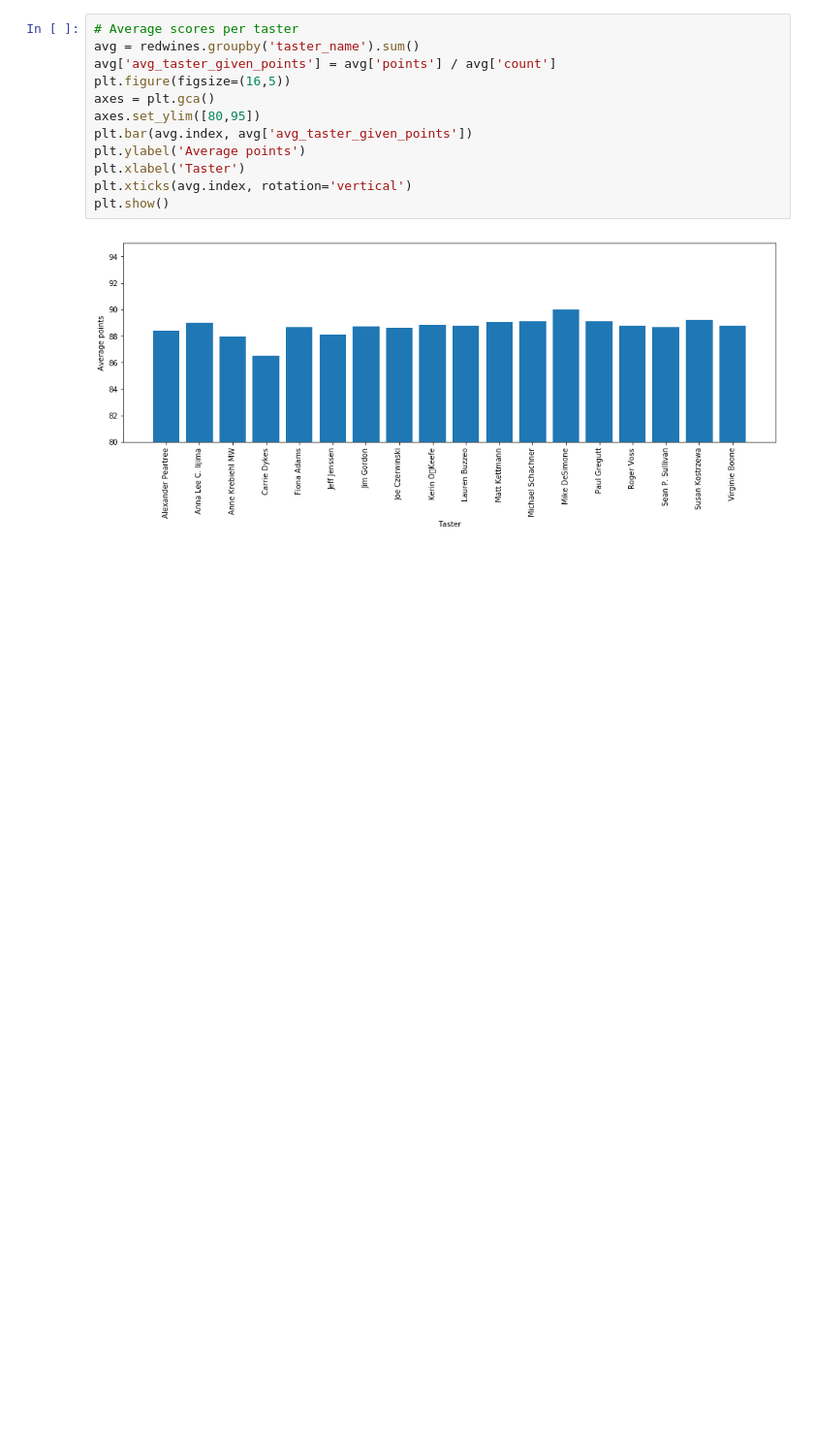
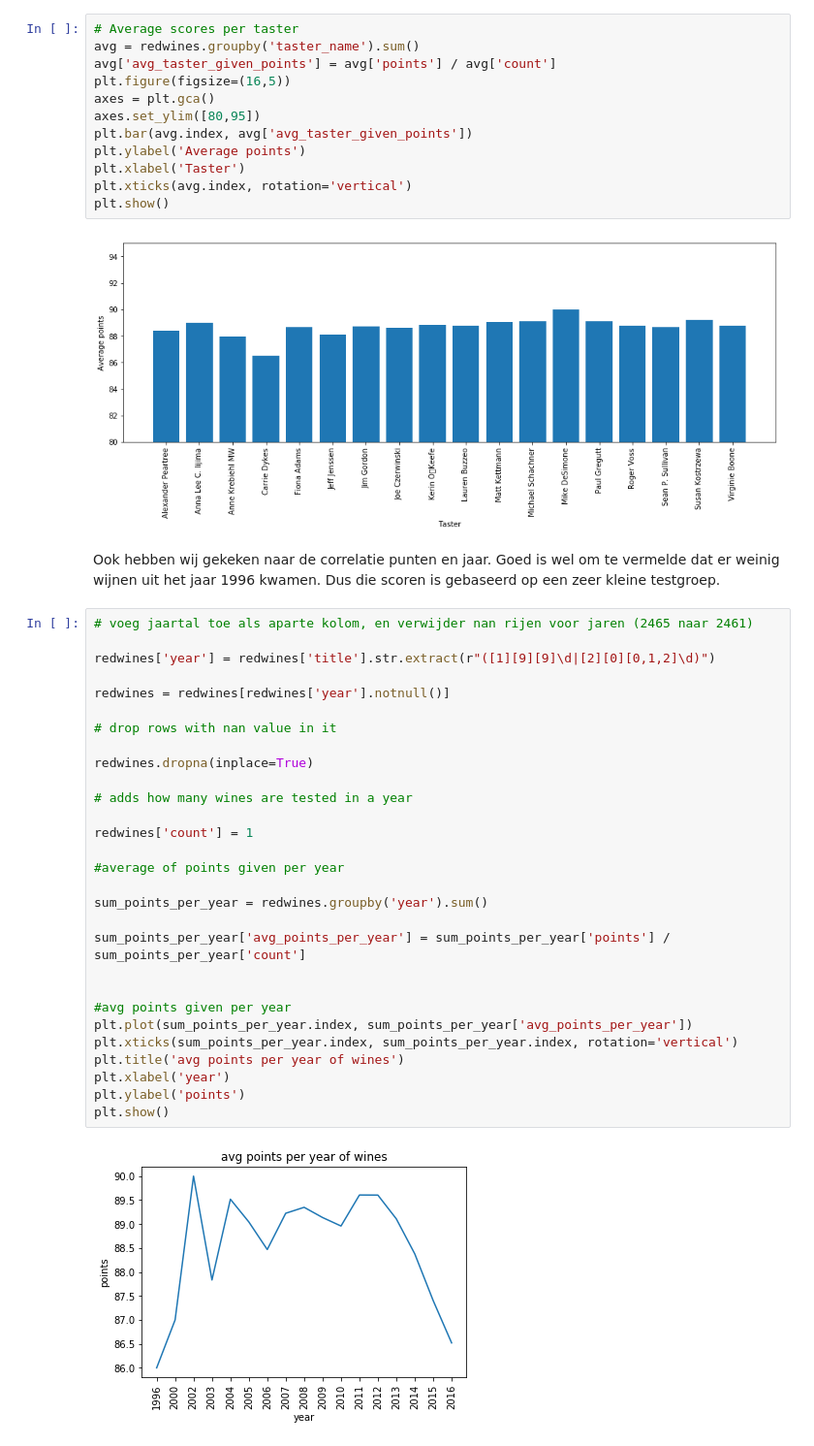
Before and after one commit to LucasVanWijk/Computational_Moddeling_Group_Project, a Jupyter notebook: WineModelling.ipynb, the cells around one changed output. Shown at 97% size. Saved outputs shown, nothing was run; the diff lists cells and outputs as text; blank space fills up the shorter version.

```diff
--- a/WineModelling.ipynb
+++ b/WineModelling.ipynb
@@ -99,3 +120,36 @@ plt.xticks(avg.index, rotation='vertical')
 plt.show()
 # %% [output]
 [figure]
+# %% [markdown]
+Ook hebben wij gekeken naar de correlatie punten en jaar. Goed is wel om te vermelde dat er weinig wijnen uit het jaar 1996 kwamen. Dus die scoren is gebaseerd op een zeer kleine testgroep.
+# %%
+# voeg jaartal toe als aparte kolom, en verwijder nan rijen voor jaren (2465 naar 2461)
+
+redwines['year'] = redwines['title'].str.extract(r"([1][9][9]\d|[2][0][0,1,2]\d)")
+
+redwines = redwines[redwines['year'].notnull()]
+
+# drop rows with nan value in it
+
+redwines.dropna(inplace=True)
+
+# adds how many wines are tested in a year
+
+redwines['count'] = 1
+
+#average of points given per year
+
+sum_points_per_year = redwines.groupby('year').sum()
+
+sum_points_per_year['avg_points_per_year'] = sum_points_per_year['points'] / sum_points_per_year['count']
+
+
+#avg points given per year
+plt.plot(sum_points_per_year.index, sum_points_per_year['avg_points_per_year'])
+plt.xticks(sum_points_per_year.index, sum_points_per_year.index, rotation='vertical')
+plt.title('avg points per year of wines')
+plt.xlabel('year')
+plt.ylabel('points')
+plt.show()
+# %% [output]
+[figure, added]
```
Also changed, not shown: parts of 7 cells of this notebook, 1 other file.
